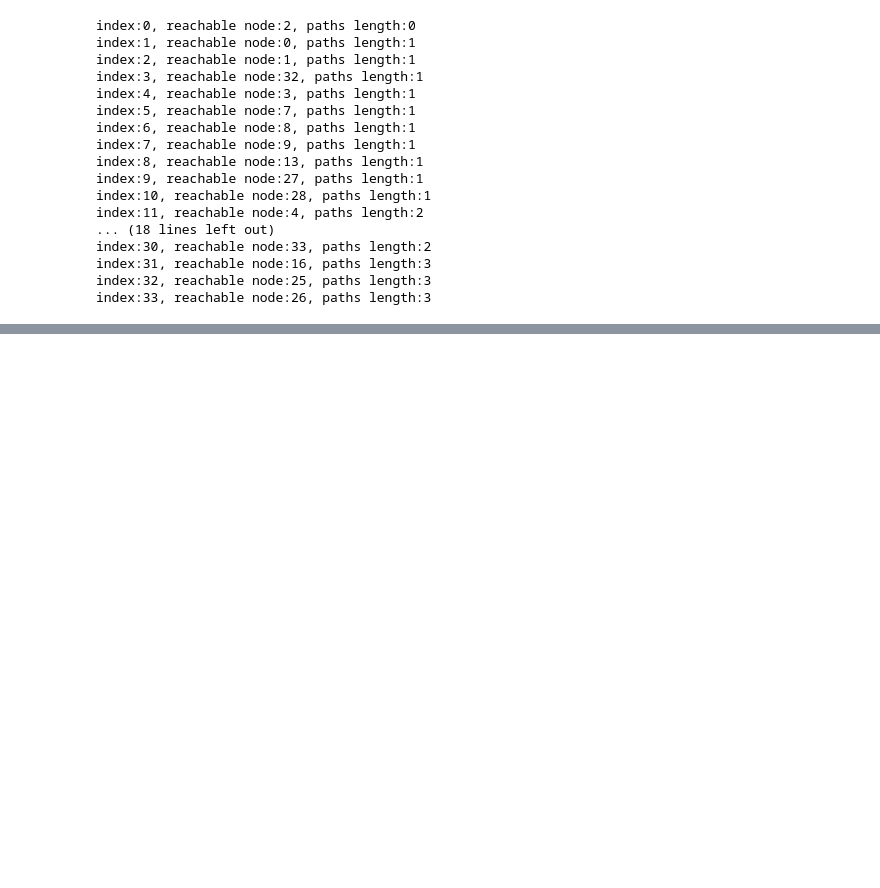
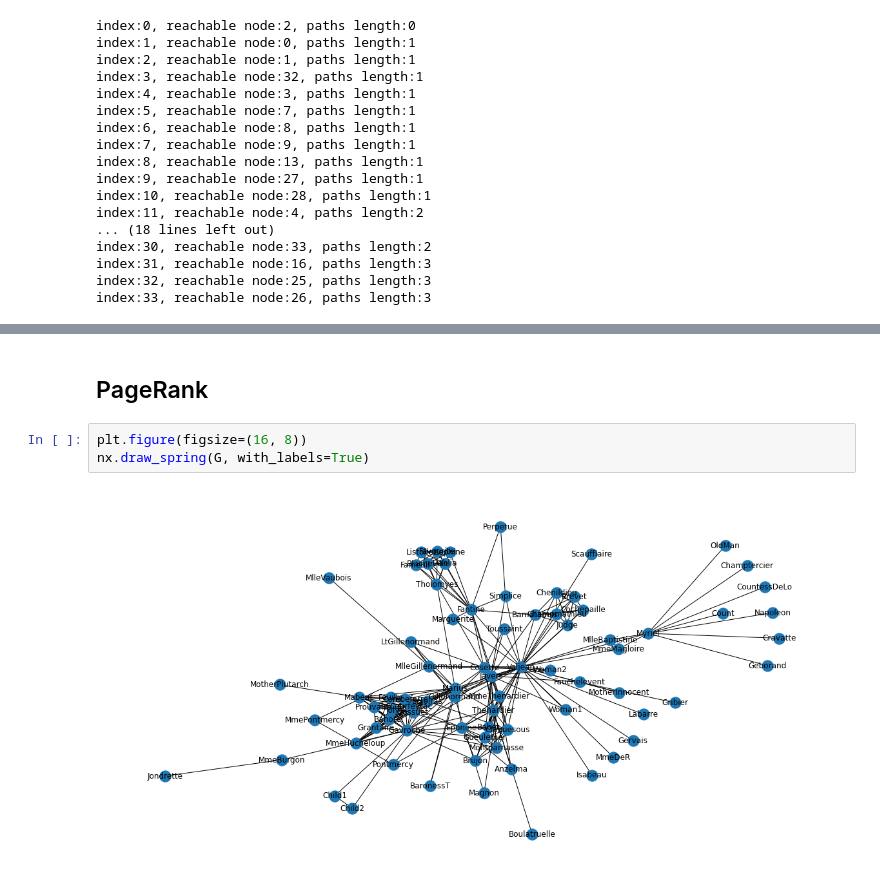
Before and after one commit to chunsejin/KGProjects_DAU, a Jupyter notebook: Appendix_Networkx.ipynb, the cells around one changed output, grey strips where cells are left out. Cells and saved outputs as stored; diff of their text form; blank space fills up the shorter version.

```diff
--- a/Appendix_Networkx.ipynb
+++ b/Appendix_Networkx.ipynb
@@ -72,0 +225,7 @@ nx.draw(mst, with_labels=True)
+# %% [markdown]
+## PageRank
+# %%
+plt.figure(figsize=(16, 8))
+nx.draw_spring(G, with_labels=True)
+# %% [output]
+[figure, added]
```
Also changed, not shown: parts of 48 cells of this notebook.
